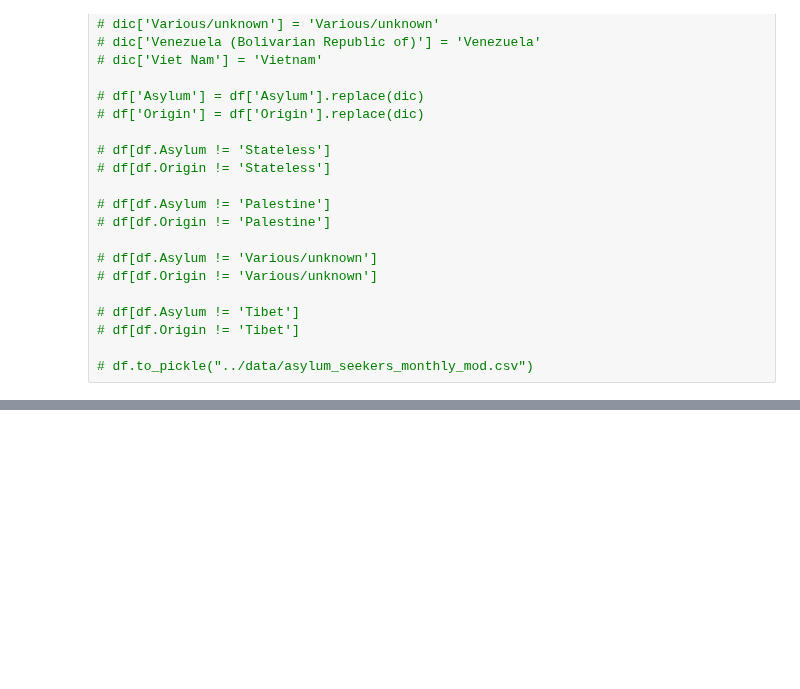
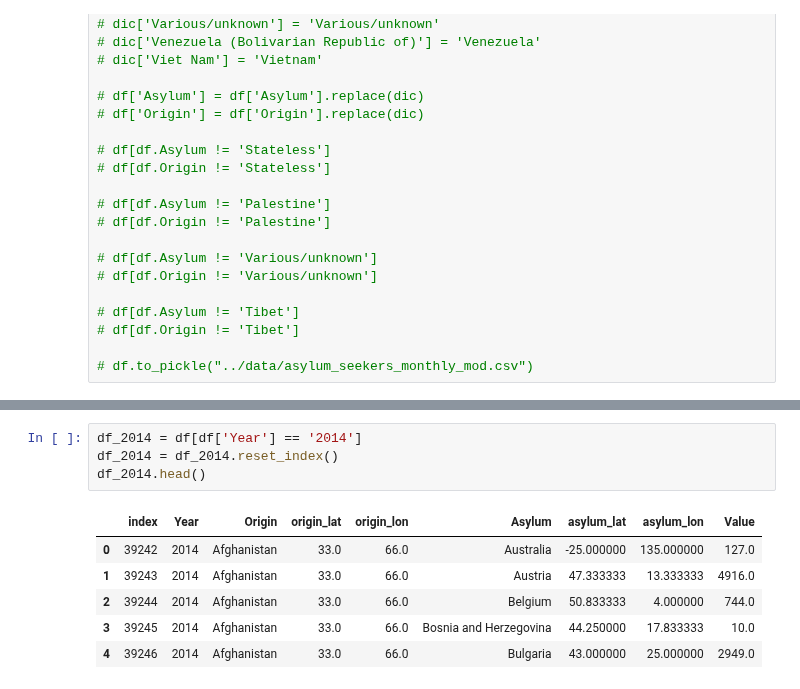
Before and after one commit to UNCG-CSE/World-Refugee-Forecast, a Jupyter notebook: src/lines_on_map.ipynb, the cells around one changed output, grey strips where cells are left out. Drawn from its saved outputs; the diff is of its cells as text; blank space fills up the shorter version.

```diff
--- a/src/lines_on_map.ipynb
+++ b/src/lines_on_map.ipynb
@@ -149 +160,12 @@ df.head(50)
+# %%
+df_2014 = df[df['Year'] == '2014']
+df_2014 = df_2014.reset_index()
+df_2014.head()
+# %% [output]
+|  | index | Year | Origin | origin_lat | origin_lon | Asylum | asylum_lat | asylum_lon | Value |
+| 0 | 39242 | 2014 | Afghanistan | 33.0 | 66.0 | Australia | -25.000000 | 135.000000 | 127.0 |
+| 1 | 39243 | 2014 | Afghanistan | 33.0 | 66.0 | Austria | 47.333333 | 13.333333 | 4916.0 |
+| 2 | 39244 | 2014 | Afghanistan | 33.0 | 66.0 | Belgium | 50.833333 | 4.000000 | 744.0 |
+| 3 | 39245 | 2014 | Afghanistan | 33.0 | 66.0 | Bosnia and Herzegovina | 44.250000 | 17.833333 | 10.0 |
+| 4 | 39246 | 2014 | Afghanistan | 33.0 | 66.0 | Bulgaria | 43.000000 | 25.000000 | 2949.0 |
 # %%
```
Also changed, not shown: parts of 4 cells of this notebook, 1 other file.
